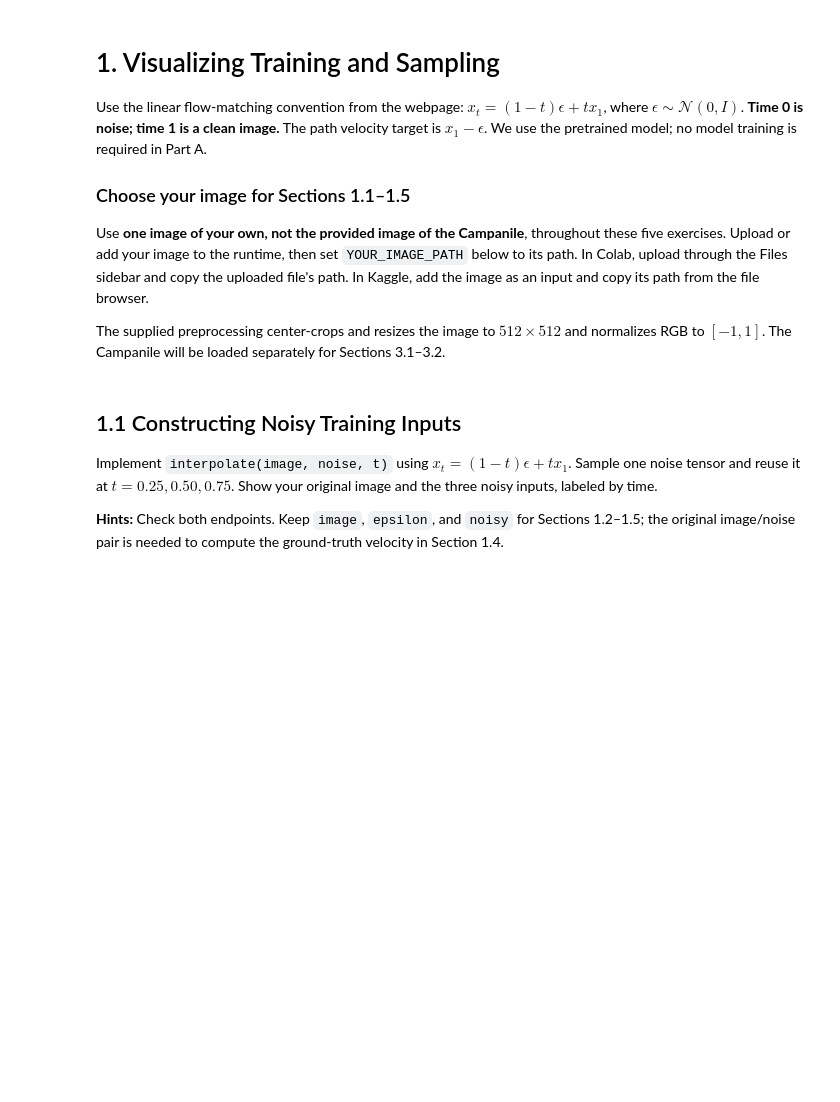
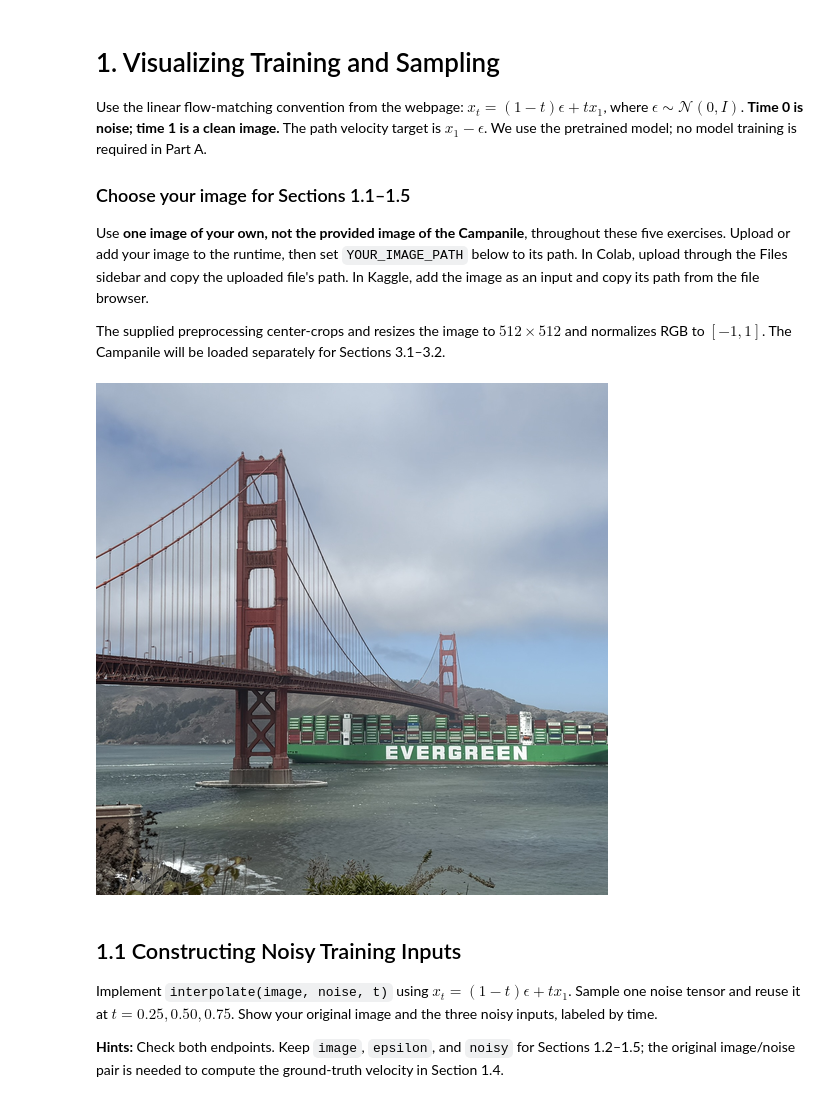
Before and after one commit to Bobby202608/UCB-CS180-Projects, a Jupyter notebook: Project 3/code/Part A/parta.ipynb, the cells around one changed output. Saved outputs shown, nothing was run; the diff lists cells and outputs as text; code cells hidden in the pictures; blank space fills up the shorter version.

```diff
--- a/Project 3/code/Part A/parta.ipynb
+++ b/Project 3/code/Part A/parta.ipynb
@@ -194,10 +204,12 @@ In Kaggle, add the image as an input and copy its path from the file browser.
 The supplied preprocessing center-crops and resizes the image to $512\times512$ and
 normalizes RGB to $[-1,1]$. The Campanile will be loaded separately for Sections 3.1–3.2.
 # %%
-YOUR_IMAGE_PATH = ""  # Set this to the path of your own uploaded image.
-image = load_input(YOUR_IMAGE_PATH)
+YOUR_IMAGE_PATH = "/content/input/golden_gate_bridge.jpeg"  # Set this to the path of your own uploaded image.
+image = load_input(YOUR_IMAGE_PATH)  # Dimension: (B, C, H, W)
 metrics["own_image_path"] = str(Path(YOUR_IMAGE_PATH).expanduser().resolve())
 display(to_pil(image))
+# %% [output]
+[figure, added]
 # %% [markdown]
 ## 1.1 Constructing Noisy Training Inputs
 
```
Also changed, not shown: parts of 3 cells of this notebook.
